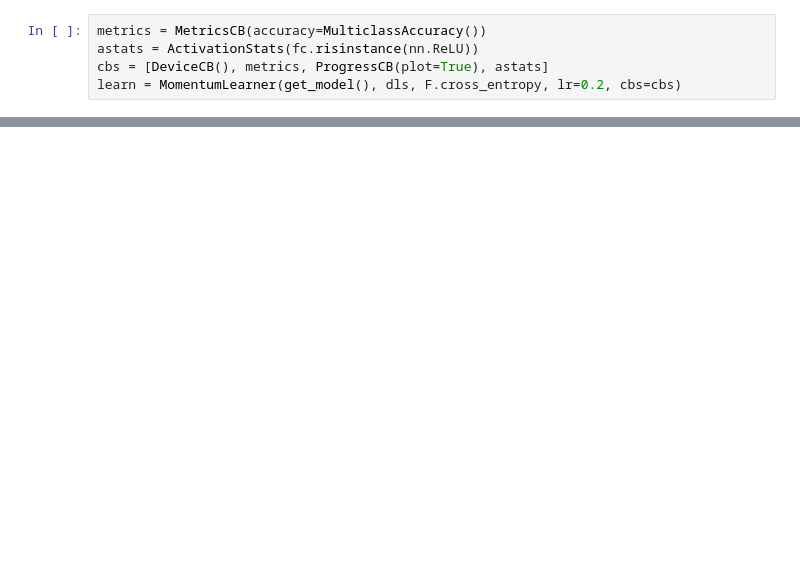
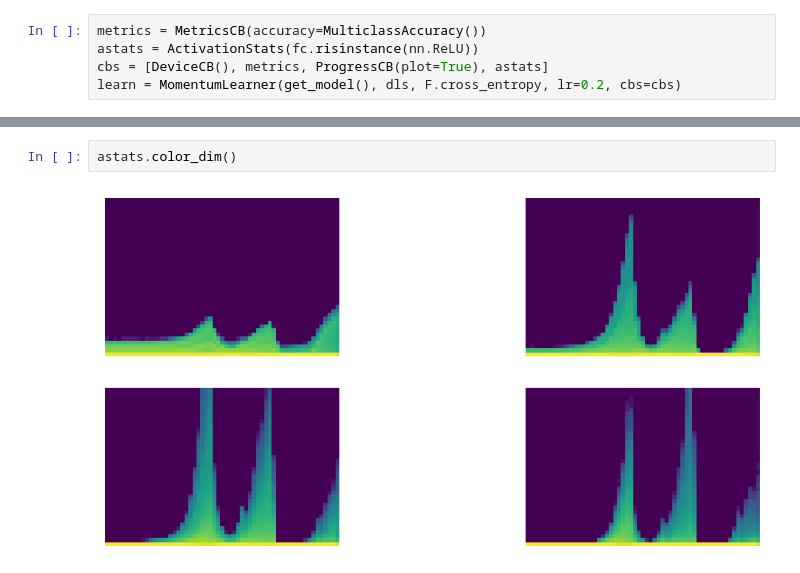
Before and after one commit to 11carlesnavarro/mini-diffusers, a Jupyter notebook: ntbs/11_initializing.ipynb, the cells around one changed output, grey strips where cells are left out. Drawn from its saved outputs; the diff is of its cells as text; blank space fills up the shorter version.

```diff
--- a/ntbs/11_initializing.ipynb
+++ b/ntbs/11_initializing.ipynb
@@ -102,0 +74,4 @@ AttributeError: 'tuple' object has no attribute 'mean'
+# %%
+astats.color_dim()
+# %% [output]
+[figure, added]
```
Also changed, not shown: parts of 25 cells of this notebook, 9 other files.
